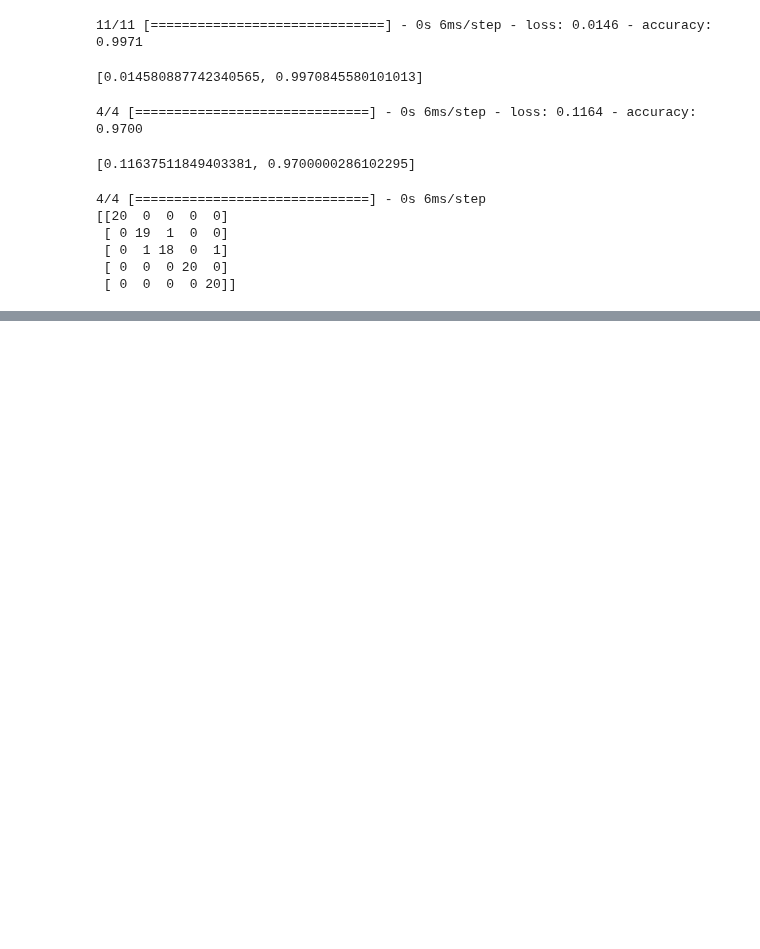
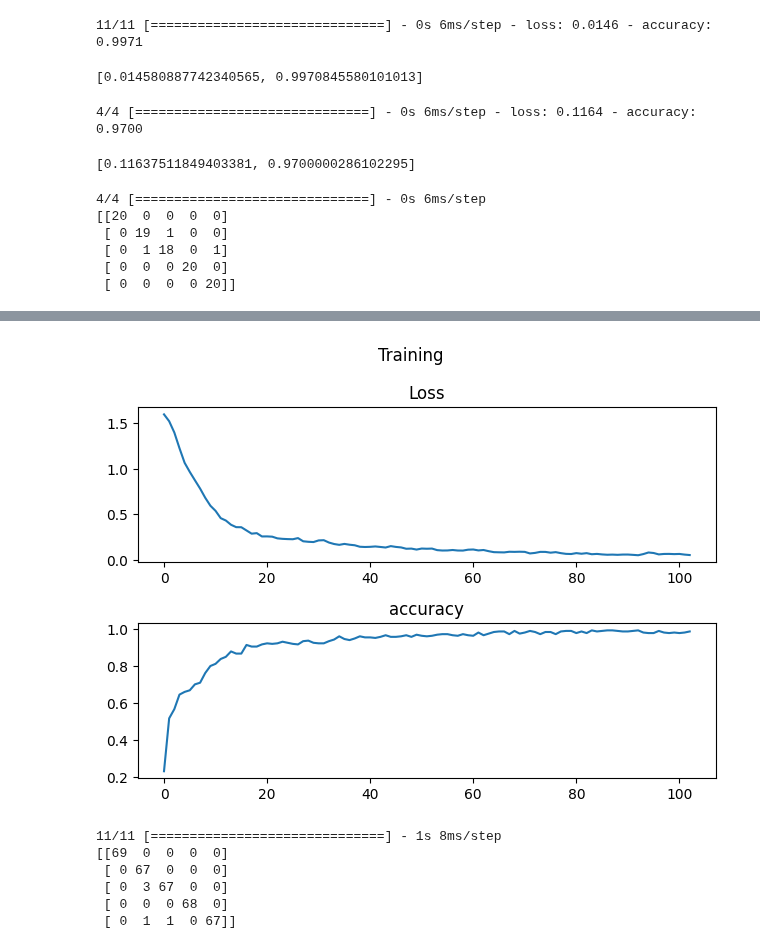
Before and after one commit to imraunav/Deep-Learning-and-Applications, a Jupyter notebook: ProgrammingAssignment6/results.ipynb, the cells around one changed output, grey strips where cells are left out. Cells and saved outputs as stored; diff of their text form; code cells hidden in the pictures; blank space fills up the shorter version.

```diff
--- a/ProgrammingAssignment6/results.ipynb
+++ b/ProgrammingAssignment6/results.ipynb
@@ -277,0 +377,14 @@ print(confusion_matrix(y_test, y_pred).numpy())
+# %%
+with open("./logs/hist_handlstm2.pkl", mode="rb") as file:
+    hist = pickle.load(file)
+plt.subplot(2,1,1)
+plt.plot(hist["loss"])
+plt.title("Loss")
+
+plt.subplot(2,1,2)
+plt.plot(hist["accuracy"])
+plt.title("accuracy")
+plt.suptitle("Training")
+plt.tight_layout()
+# %% [output]
+[figure, added]
@@ -277,0 +396,11 @@ print(confusion_matrix(y_test, y_pred).numpy())
+# %%
+y_pdfs = rnn.predict(x_train_padded)
+y_pred = tf.argmax(y_pdfs, axis=1)
+print(confusion_matrix(y_train, y_pred).numpy())
+# %% [output]
+11/11 [==============================] - 1s 8ms/step
+[[69  0  0  0  0]
+ [ 0 67  0  0  0]
+ [ 0  3 67  0  0]
+ [ 0  0  0 68  0]
+ [ 0  1  1  0 67]]
```
Also changed, not shown: parts of 25 cells of this notebook, 10 other files.
